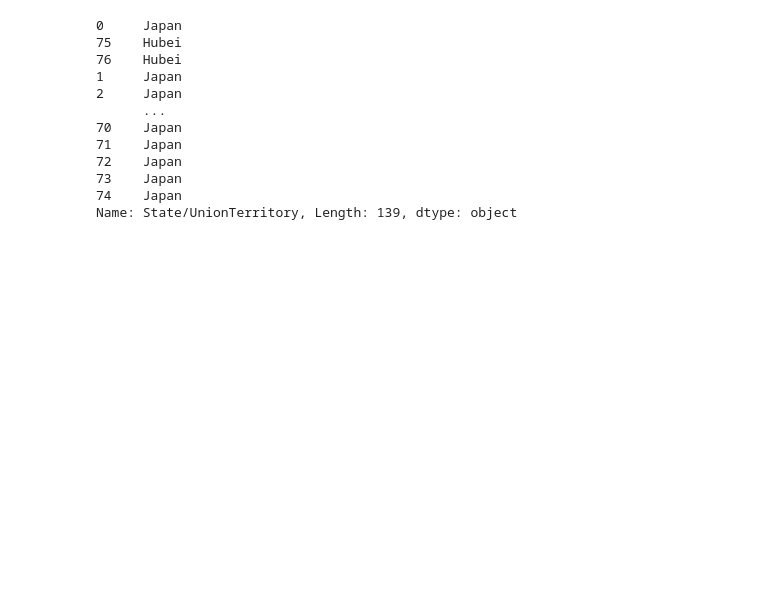
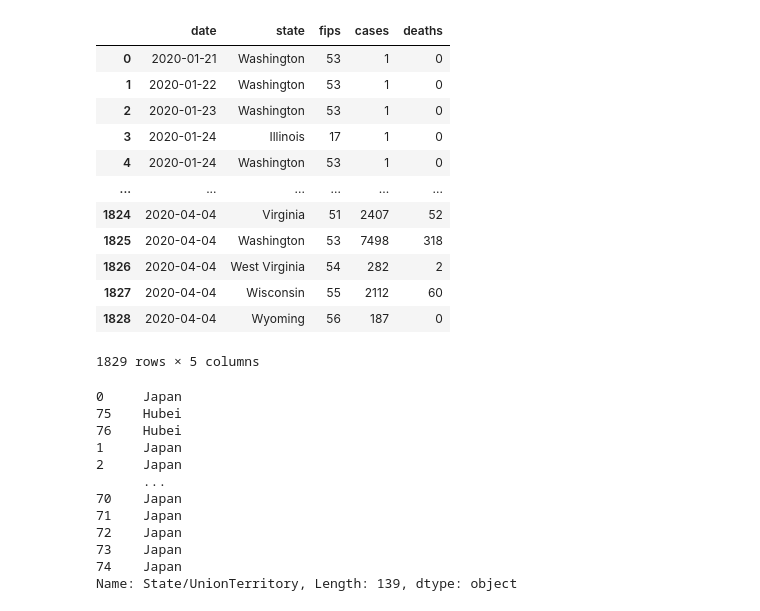
Before and after one commit to delgadom/CurveFit, a Jupyter notebook: main.ipynb, the cells around one changed output. Cells and saved outputs as stored; diff of their text form; code cells hidden in the pictures; blank space fills up the shorter version.

```diff
--- a/main.ipynb
+++ b/main.ipynb
@@ -13,0 +52,2 @@ import matplotlib.pyplot as plt
+# %%
+us_states = pd.read_csv('https://raw.githubusercontent.com/nytimes/covid-19-data/master/us-states.csv')
@@ -14,3 +56,19 @@ import matplotlib.pyplot as plt
+# %%
+us_states
+# %% [output]
+|  | date | state | fips | cases | deaths |
+| 0 | 2020-01-21 | Washington | 53 | 1 | 0 |
+| 1 | 2020-01-22 | Washington | 53 | 1 | 0 |
+| 2 | 2020-01-23 | Washington | 53 | 1 | 0 |
+| 3 | 2020-01-24 | Illinois | 17 | 1 | 0 |
+| 4 | 2020-01-24 | Washington | 53 | 1 | 0 |
+| ... | ... | ... | ... | ... | ... |
+| 1824 | 2020-04-04 | Virginia | 51 | 2407 | 52 |
+| 1825 | 2020-04-04 | Washington | 53 | 7498 | 318 |
+| 1826 | 2020-04-04 | West Virginia | 54 | 282 | 2 |
+| 1827 | 2020-04-04 | Wisconsin | 55 | 2112 | 60 |
+| 1828 | 2020-04-04 | Wyoming | 56 | 187 | 0 |
+1829 rows × 5 columns
 # %%
 def return_se_as_f_of_t(t):
     return np.random.normal(scale=0.1)
```
Also changed, not shown: parts of 5 cells of this notebook, 1 other file.
